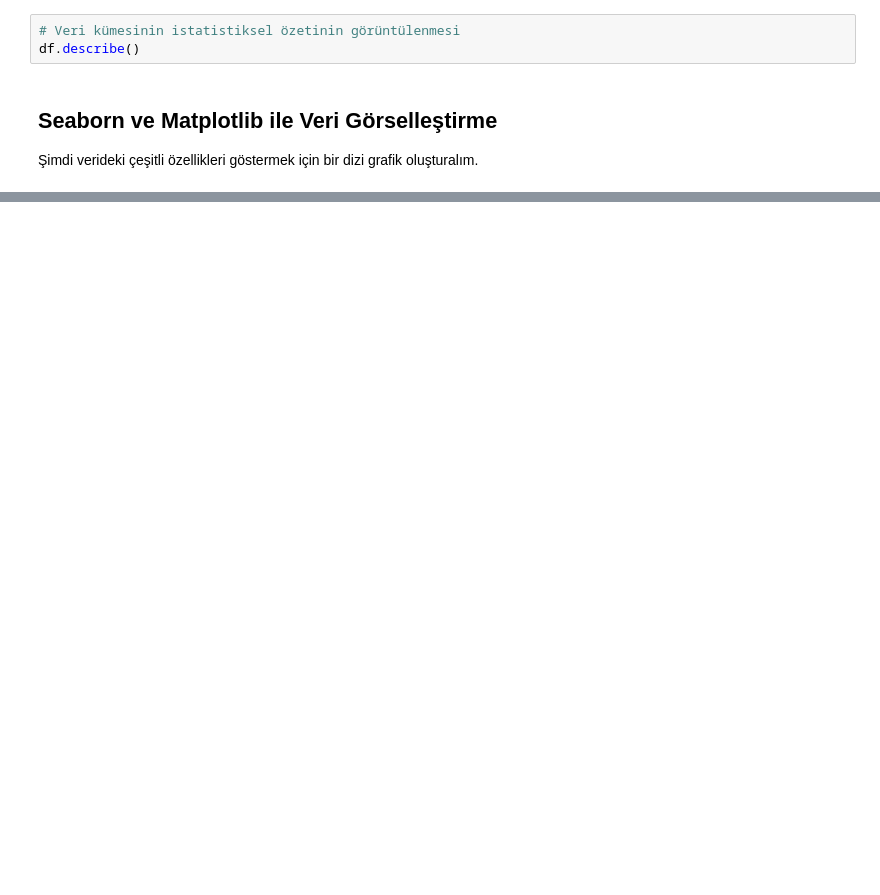
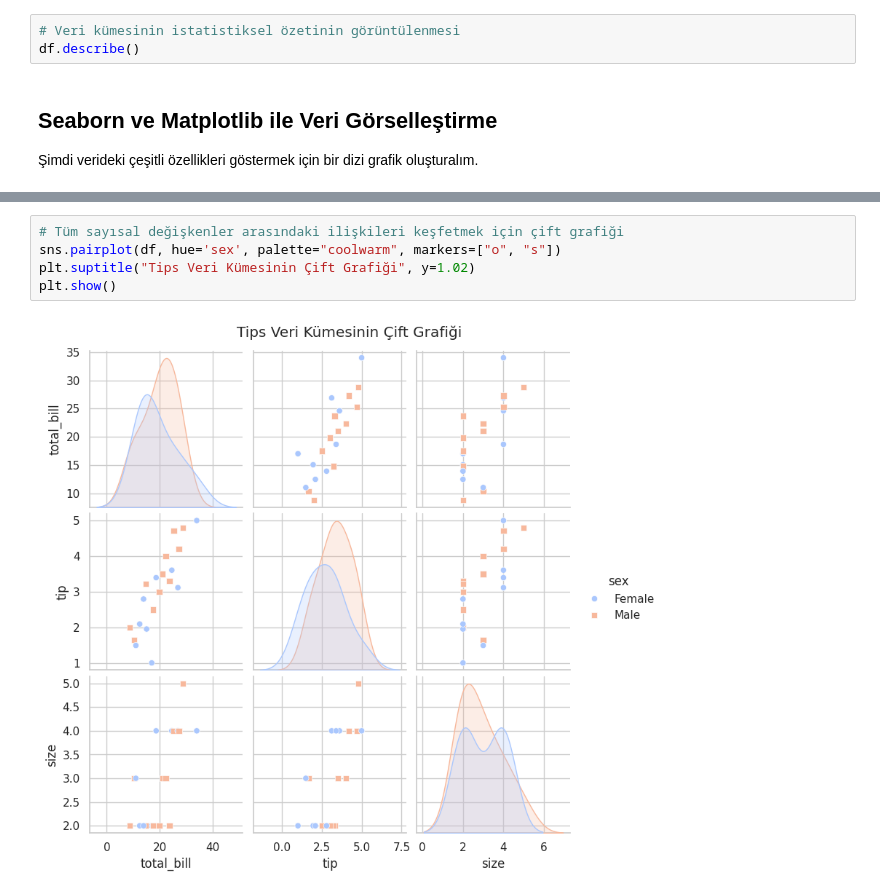
Before and after one commit to onuralpArsln/MlAiTutorialProjects, a Jupyter notebook: 12-VideoSources/seabornVis.ipynb, the cells around one changed output, grey strips where cells are left out. Cells and saved outputs as stored; diff of their text form; blank space fills up the shorter version.

```diff
--- a/12-VideoSources/seabornVis.ipynb
+++ b/12-VideoSources/seabornVis.ipynb
@@ -169,0 +123,7 @@ plt.show()
+# %%
+# Tüm sayısal değişkenler arasındaki ilişkileri keşfetmek için çift grafiği
+sns.pairplot(df, hue='sex', palette="coolwarm", markers=["o", "s"])
+plt.suptitle("Tips Veri Kümesinin Çift Grafiği", y=1.02)
+plt.show()
+# %% [output]
+[figure, added]
```
Also changed, not shown: parts of 15 cells of this notebook.
